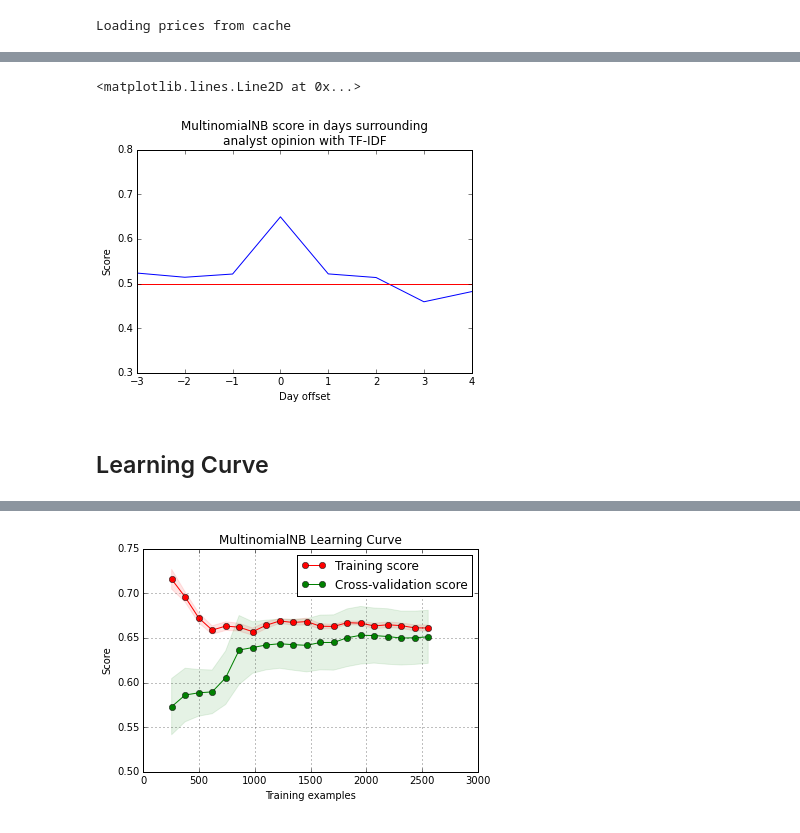
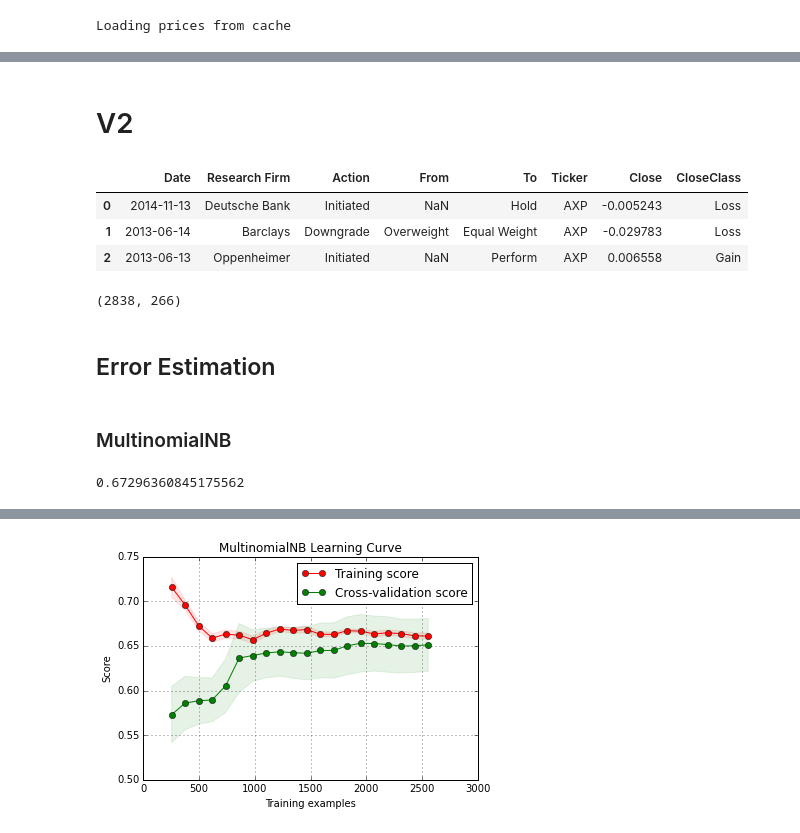
Before and after one commit to MarkDunne/final-year-project, a Jupyter notebook: work/Yahoo Analysts.ipynb, the cells around one changed output, grey strips where cells are left out. Drawn from its saved outputs; the diff is of its cells as text; code cells hidden in the pictures.

```diff
--- a/work/Yahoo Analysts.ipynb
+++ b/work/Yahoo Analysts.ipynb
@@ -106,31 +104,2 @@ intc.describe()
-# %%
-day_scores = []
-
-for day_offset in range(-3, 5):
-    offset_prices = offsetPrices(prices, day_offset)
-    dataset = one_hot_opinions.join(offset_prices['CloseClass']).dropna(axis=0).reset_index(level='Ticker', drop=True)
-
-    X = dataset.drop('CloseClass', axis=1)
-    y = dataset['CloseClass']
-
-    pipeline = Pipeline([
-      ('tf-idf', TfidfTransformer()),
-      ('classifier',  MultinomialNB()) ])
-
-    folds = KFold(len(dataset), n_folds=10, shuffle=True)
-    scores = cross_val_score(pipeline, X, y, cv = folds)
-
-    day_scores.append((day_offset, scores.mean()))
-# %%
-x, y = zip(*day_scores)
-plt.plot(x, y)
-plt.ylim(.3, .8)
-plt.title('MultinomialNB score in days surrounding\nanalyst opinion with TF-IDF')
-plt.ylabel('Score')
-plt.xlabel('Day offset')
-plt.axhline(.5, color='r')
-# %% [output]
-<matplotlib.lines.Line2D at 0x...>
-[figure, removed]
-# %% [markdown]
-## Learning Curve
+# %% [markdown]
+# V2
@@ -136,0 +109,7 @@ plt.axhline(.5, color='r')
+# %%
+dataset[:3]
+# %% [output]
+|  | Date | Research Firm | Action | From | To | Ticker | Close | CloseClass |
+| 0 | 2014-11-13 | Deutsche Bank | Initiated | NaN | Hold | AXP | -0.005243 | Loss |
+| 1 | 2013-06-14 | Barclays | Downgrade | Overweight | Equal Weight | AXP | -0.029783 | Loss |
+| 2 | 2013-06-13 | Oppenheimer | Initiated | NaN | Perform | AXP | 0.006558 | Gain |
@@ -136,0 +127,23 @@ plt.axhline(.5, color='r')
+# %%
+X.shape
+# %% [output]
+(2838, 266)
+# %% [markdown]
+## Error Estimation
+# %% [markdown]
+### MultinomialNB
+# %%
+pipe = Pipeline([
+    ('selector', SelectKBest()),
+    ('classifier', MultinomialNB())
+])
+
+hyperparams = {
+    'selector__k' : np.arange(1, 20)
+}
+
+gs = GridSearchCV(pipe, hyperparams)
+scores = cross_val_score(gs, X, y, cv = 10)
+scores.mean()
+# %% [output]
+0.67296360845175562
```
Also changed, not shown: parts of 25 cells of this notebook, 13 other files.
